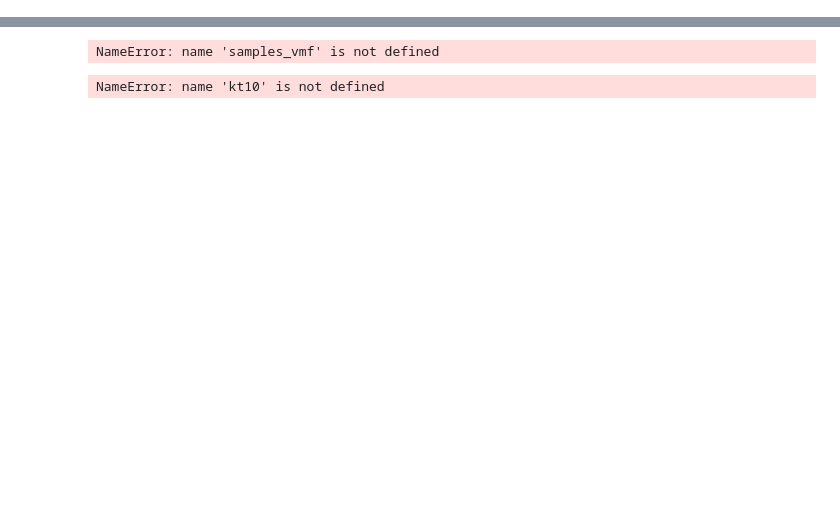
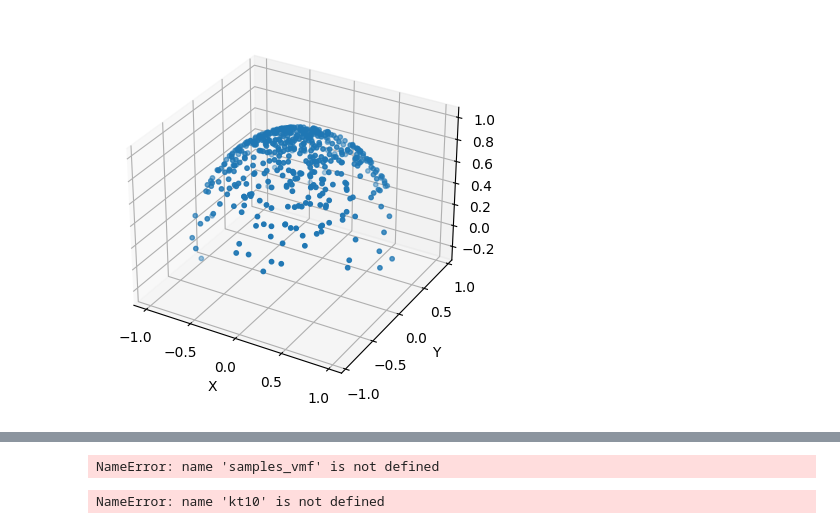
Before and after one commit to Muhanzhaokmp228/Bachelor-project, a Jupyter notebook: Code/Sphere.ipynb, the cells around one changed output, grey strips where cells are left out. Cells and saved outputs as stored; diff of their text form; code cells hidden in the pictures; blank space fills up the shorter version.

```diff
--- a/Code/Sphere.ipynb
+++ b/Code/Sphere.ipynb
@@ -72,28 +85,30 @@ plt.show()
 # %%
 # define parameters of von Mises-Fisher distribution
 mu = [0, 0, 1.]
 kappa = 5
 
 # create distribution
 vmf = tfd.VonMisesFisher(mu, kappa)
 
 # normalize samples to unit sphere
-samples_vmf = vmf.sample(100)
+samples_vmf = vmf.sample(500)
 samples_vmf = samples_vmf.numpy()
 samples_vmf = samples_vmf / np.linalg.norm(samples_vmf, axis=1, keepdims=True)
 
 # create 3D plot of samples on sphere
 fig = plt.figure()
 ax = fig.add_subplot(111, projection='3d')
 ax.scatter(samples_vmf[:,0], samples_vmf[:,1], samples_vmf[:,2], s=10)
 
 # set axis limits and labels
 ax.set_xlabel('X')
 ax.set_ylabel('Y')
 ax.set_zlabel('Z')
 
 # show plot
 plt.show()
+# %% [output]
+[figure, added]
 # %%
 # sample with watson distribution
 mu = [0, 0, 1.]
```
Also changed, not shown: parts of 5 cells of this notebook, 1 other file.
